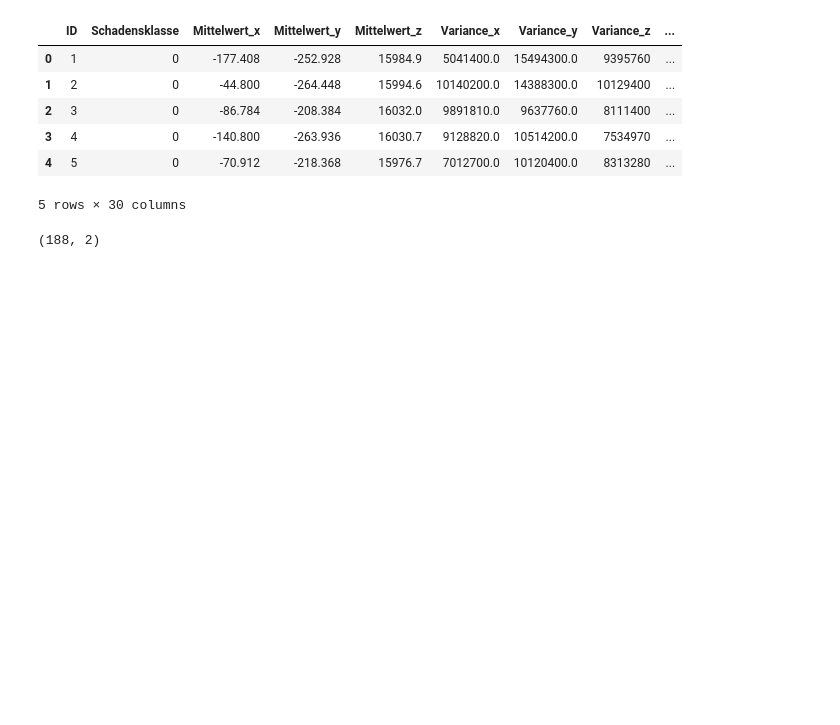
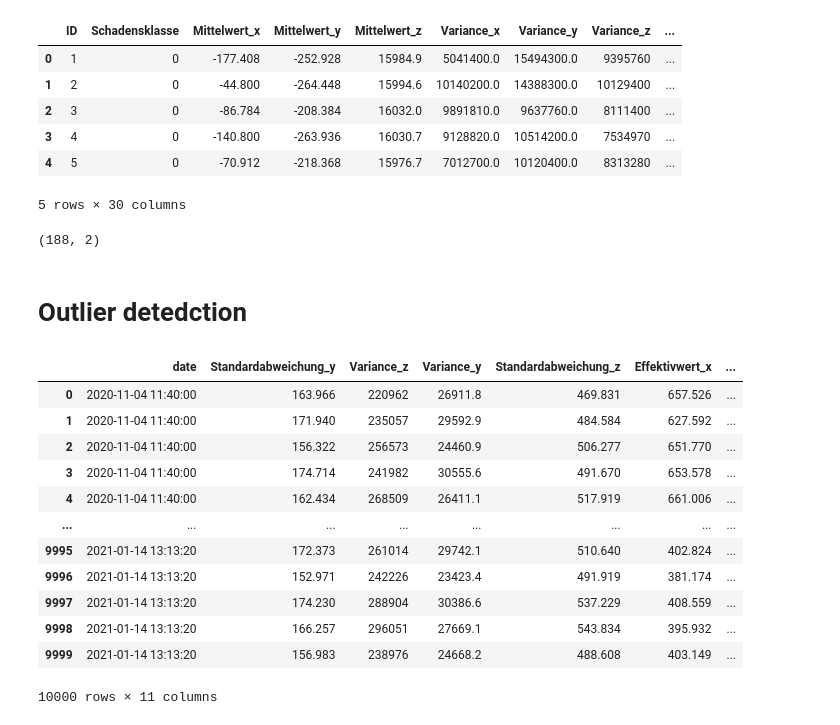
Before and after one commit to lian333/thesis, a Jupyter notebook: Dataanalyse/data_analyse.ipynb, the cells around one changed output. Drawn from its saved outputs; the diff is of its cells as text; code cells hidden in the pictures; blank space fills up the shorter version.

```diff
--- a/Dataanalyse/data_analyse.ipynb
+++ b/Dataanalyse/data_analyse.ipynb
@@ -1276,3 +1276,5 @@ df=pd.read_csv(r'all_rows.csv')
 df.shape
 # %% [output]
 (188, 2)
+# %% [markdown]
+# Outlier detedction
@@ -1278,0 +1289,28 @@ df.shape
+# %%
+#datapath=r'D:\studydata\Masterarbeit\Data\all_data.csv'
+datapath=r'D:\studydata\Masterarbeit\lian333\Thesis\Dataanalyse\axis2_demo_tablepart1_0.csv'
+df = pd.read_csv(datapath)
+df=df
+df.drop_duplicates(subset=[df.columns[0]], inplace=True)
+#jsonfile=r'D:\studydata\Masterarbeit\lian333\informer\data\ETT\important_features.json'
+with open('important_features.json', 'r') as file:
+    features = json.load(file)[:10]
+df["date"] = pd.to_datetime(df.Timestamp, unit='s')
+features=["date"]+features
+data_selected = df[features]
+data_selected.to_csv('no_second_true_data.csv', index=False)
+data_selected
+# %% [output]
+|  | date | Standardabweichung_y | Variance_z | Variance_y | Standardabweichung_z | Effektivwert_x | ... |
+| 0 | 2020-11-04 11:40:00 | 163.966 | 220962 | 26911.8 | 469.831 | 657.526 | ... |
+| 1 | 2020-11-04 11:40:00 | 171.940 | 235057 | 29592.9 | 484.584 | 627.592 | ... |
+| 2 | 2020-11-04 11:40:00 | 156.322 | 256573 | 24460.9 | 506.277 | 651.770 | ... |
+| 3 | 2020-11-04 11:40:00 | 174.714 | 241982 | 30555.6 | 491.670 | 653.578 | ... |
+| 4 | 2020-11-04 11:40:00 | 162.434 | 268509 | 26411.1 | 517.919 | 661.006 | ... |
+| ... | ... | ... | ... | ... | ... | ... | ... |
+| 9995 | 2021-01-14 13:13:20 | 172.373 | 261014 | 29742.1 | 510.640 | 402.824 | ... |
+| 9996 | 2021-01-14 13:13:20 | 152.971 | 242226 | 23423.4 | 491.919 | 381.174 | ... |
+| 9997 | 2021-01-14 13:13:20 | 174.230 | 288904 | 30386.6 | 537.229 | 408.559 | ... |
+| 9998 | 2021-01-14 13:13:20 | 166.257 | 296051 | 27669.1 | 543.834 | 395.932 | ... |
+| 9999 | 2021-01-14 13:13:20 | 156.983 | 238976 | 24668.2 | 488.608 | 403.149 | ... |
+10000 rows × 11 columns
```
Also changed, not shown: parts of 8 cells of this notebook, 1 other file.
